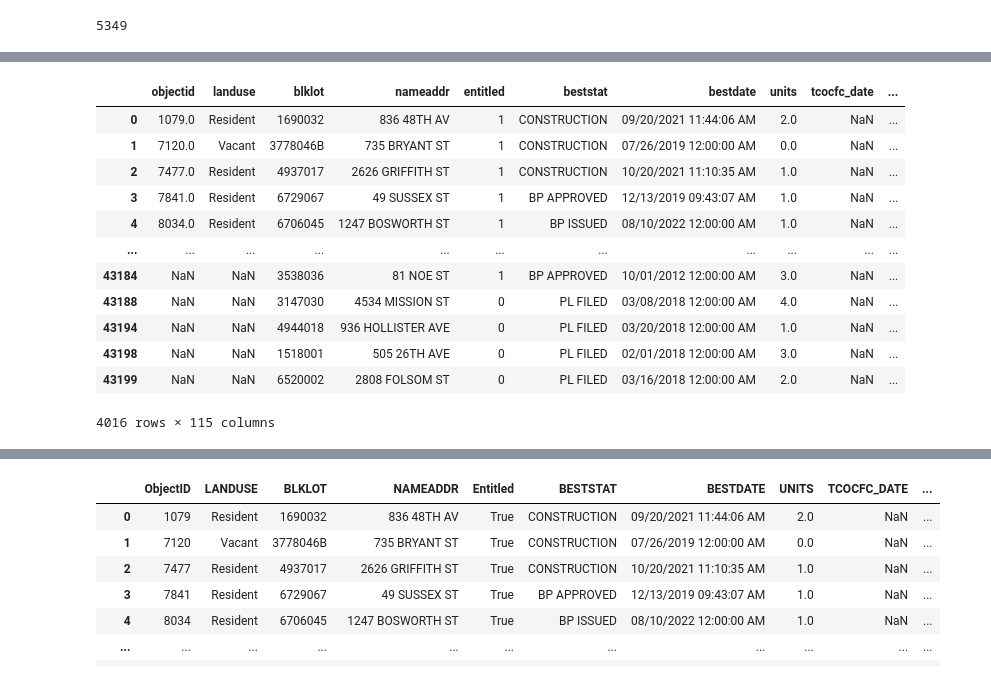
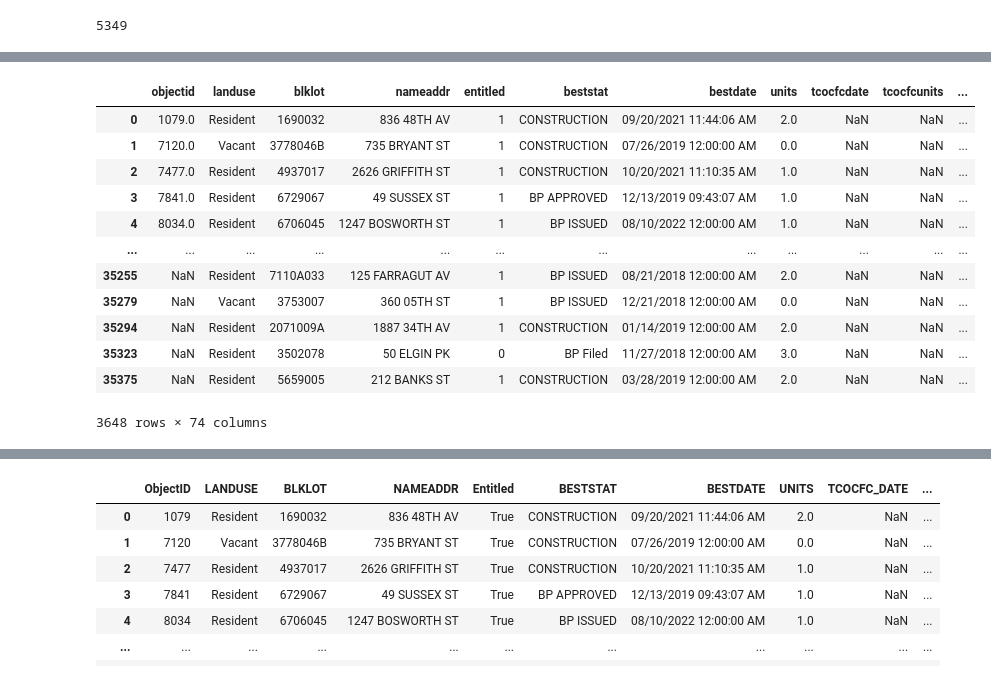
Before and after one commit to joeynotaro/sf-affordable-housing, a Jupyter notebook: eda.ipynb, the cells around one changed output, grey strips where cells are left out. Saved outputs shown, nothing was run; the diff lists cells and outputs as text; code cells hidden in the pictures.

Commit message:
continued data cleaning with unique values in dataset.

```diff
--- a/eda.ipynb
+++ b/eda.ipynb
@@ -1416,7 +1234,7 @@ dev_projs_2018.head()
 5 rows × 59 columns
 # %%
 # concatenates the 2018 and 2019-22 dataframes into one
-sf_dev_projs = pd.concat([sf_dev_projs, dev_projs_2019], sort = False, ignore_index = True)
+sf_dev_projs = pd.concat([sf_dev_projs, dev_projs_2018], sort = False, ignore_index = True)
 
 sf_dev_projs.head()
 # %% [output]
@@ -1435,0 +1464,13 @@ Once again, we have maintained the 74 columns of data and grown our observations
+# %%
+# drop data columns specific to individual properties
+sf_dev_projs.drop(columns = ['caseno',
+                             'bpapplno',
+                             'descript',
+                             'dbidesc',
+                             'planner',
+                             'sponsor',
+                             'contact',
+                             'contactph'],
+                  inplace = True)
+
+sf_dev_projs
@@ -1464,21 +1564,19 @@ sf_dev_projs['objectid'].nunique()
 # %%
-dev_projs.drop_duplicates(subset = 'nameaddr', inplace = True)
-
-dev_projs
+sf_dev_projs.drop_duplicates(subset = 'nameaddr')
 # %% [output]
-|  | objectid | landuse | blklot | nameaddr | entitled | beststat | bestdate | units | tcocfc_date | ... |
-| 0 | 1079.0 | Resident | 1690032 | 836 48TH AV | 1 | CONSTRUCTION | 09/20/2021 11:44:06 AM | 2.0 | NaN | ... |
-| 1 | 7120.0 | Vacant | 3778046B | 735 BRYANT ST | 1 | CONSTRUCTION | 07/26/2019 12:00:00 AM | 0.0 | NaN | ... |
-| 2 | 7477.0 | Resident | 4937017 | 2626 GRIFFITH ST | 1 | CONSTRUCTION | 10/20/2021 11:10:35 AM | 1.0 | NaN | ... |
-| 3 | 7841.0 | Resident | 6729067 | 49 SUSSEX ST | 1 | BP APPROVED | 12/13/2019 09:43:07 AM | 1.0 | NaN | ... |
-| 4 | 8034.0 | Resident | 6706045 | 1247 BOSWORTH ST | 1 | BP ISSUED | 08/10/2022 12:00:00 AM | 1.0 | NaN | ... |
-| ... | ... | ... | ... | ... | ... | ... | ... | ... | ... | ... |
-| 43184 | NaN | NaN | 3538036 | 81 NOE ST | 1 | BP APPROVED | 10/01/2012 12:00:00 AM | 3.0 | NaN | ... |
-| 43188 | NaN | NaN | 3147030 | 4534 MISSION ST | 0 | PL FILED | 03/08/2018 12:00:00 AM | 4.0 | NaN | ... |
-| 43194 | NaN | NaN | 4944018 | 936 HOLLISTER AVE | 0 | PL FILED | 03/20/2018 12:00:00 AM | 1.0 | NaN | ... |
-| 43198 | NaN | NaN | 1518001 | 505 26TH AVE | 0 | PL FILED | 02/01/2018 12:00:00 AM | 3.0 | NaN | ... |
-| 43199 | NaN | NaN | 6520002 | 2808 FOLSOM ST | 0 | PL FILED | 03/16/2018 12:00:00 AM | 2.0 | NaN | ... |
+|  | objectid | landuse | blklot | nameaddr | entitled | beststat | bestdate | units | tcocfcdate | tcocfcunits | ... |
+| 0 | 1079.0 | Resident | 1690032 | 836 48TH AV | 1 | CONSTRUCTION | 09/20/2021 11:44:06 AM | 2.0 | NaN | NaN | ... |
+| 1 | 7120.0 | Vacant | 3778046B | 735 BRYANT ST | 1 | CONSTRUCTION | 07/26/2019 12:00:00 AM | 0.0 | NaN | NaN | ... |
+| 2 | 7477.0 | Resident | 4937017 | 2626 GRIFFITH ST | 1 | CONSTRUCTION | 10/20/2021 11:10:35 AM | 1.0 | NaN | NaN | ... |
+| 3 | 7841.0 | Resident | 6729067 | 49 SUSSEX ST | 1 | BP APPROVED | 12/13/2019 09:43:07 AM | 1.0 | NaN | NaN | ... |
+| 4 | 8034.0 | Resident | 6706045 | 1247 BOSWORTH ST | 1 | BP ISSUED | 08/10/2022 12:00:00 AM | 1.0 | NaN | NaN | ... |
+| ... | ... | ... | ... | ... | ... | ... | ... | ... | ... | ... | ... |
+| 35255 | NaN | Resident | 7110A033 | 125 FARRAGUT AV | 1 | BP ISSUED | 08/21/2018 12:00:00 AM | 2.0 | NaN | NaN | ... |
+| 35279 | NaN | Vacant | 3753007 | 360 05TH ST | 1 | BP ISSUED | 12/21/2018 12:00:00 AM | 0.0 | NaN | NaN | ... |
+| 35294 | NaN | Resident | 2071009A | 1887 34TH AV | 1 | CONSTRUCTION | 01/14/2019 12:00:00 AM | 2.0 | NaN | NaN | ... |
+| 35323 | NaN | Resident | 3502078 | 50 ELGIN PK | 0 | BP Filed | 11/27/2018 12:00:00 AM | 3.0 | NaN | NaN | ... |
+| 35375 | NaN | Resident | 5659005 | 212 BANKS ST | 1 | CONSTRUCTION | 03/28/2019 12:00:00 AM | 2.0 | NaN | NaN | ... |
-4016 rows × 115 columns
+3648 rows × 74 columns
 # %%
 dev_projs.isnull().sum().sort_values(ascending = False).head(50)
 # %% [output]
```
Also changed, not shown: parts of 57 cells of this notebook.
